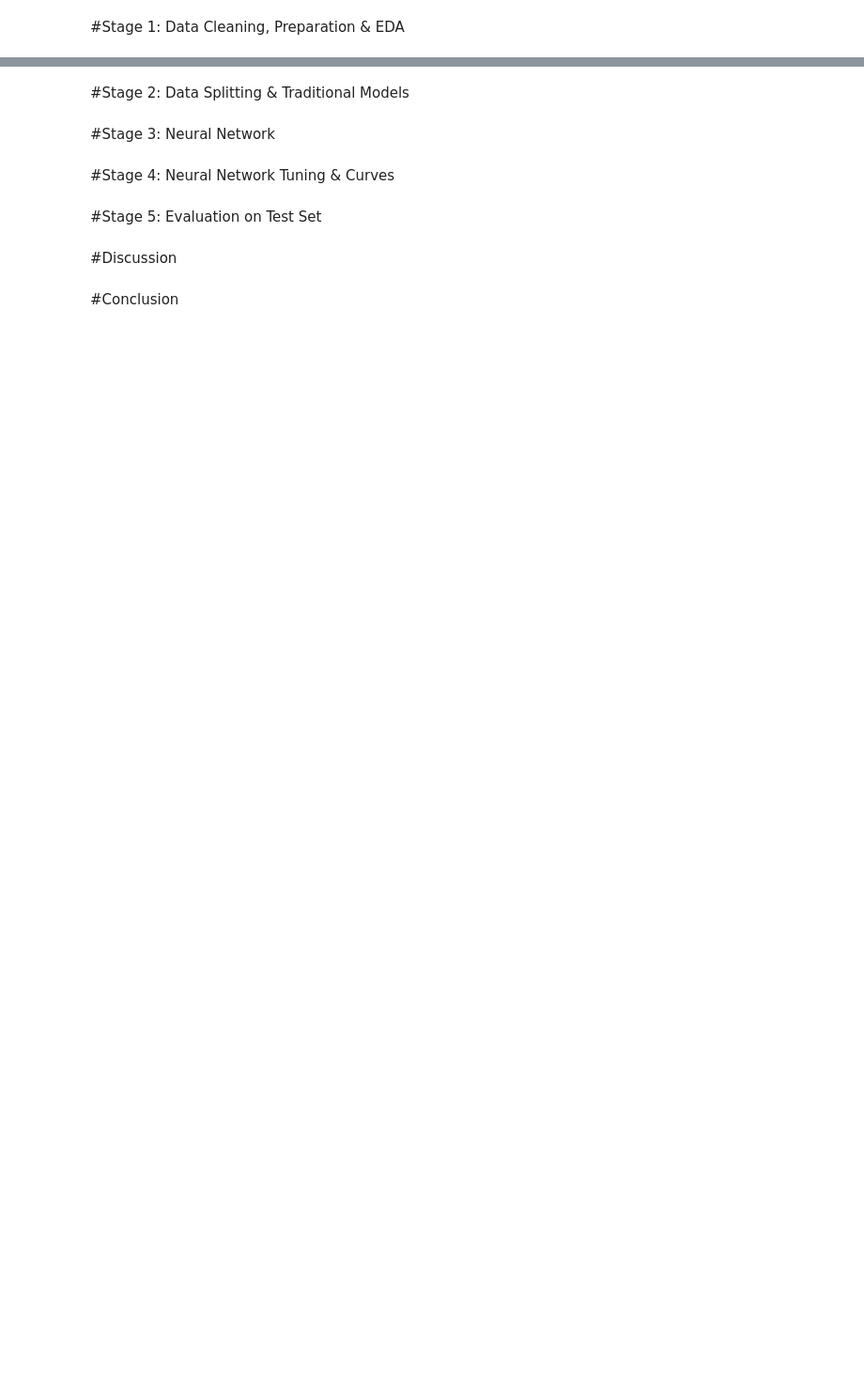
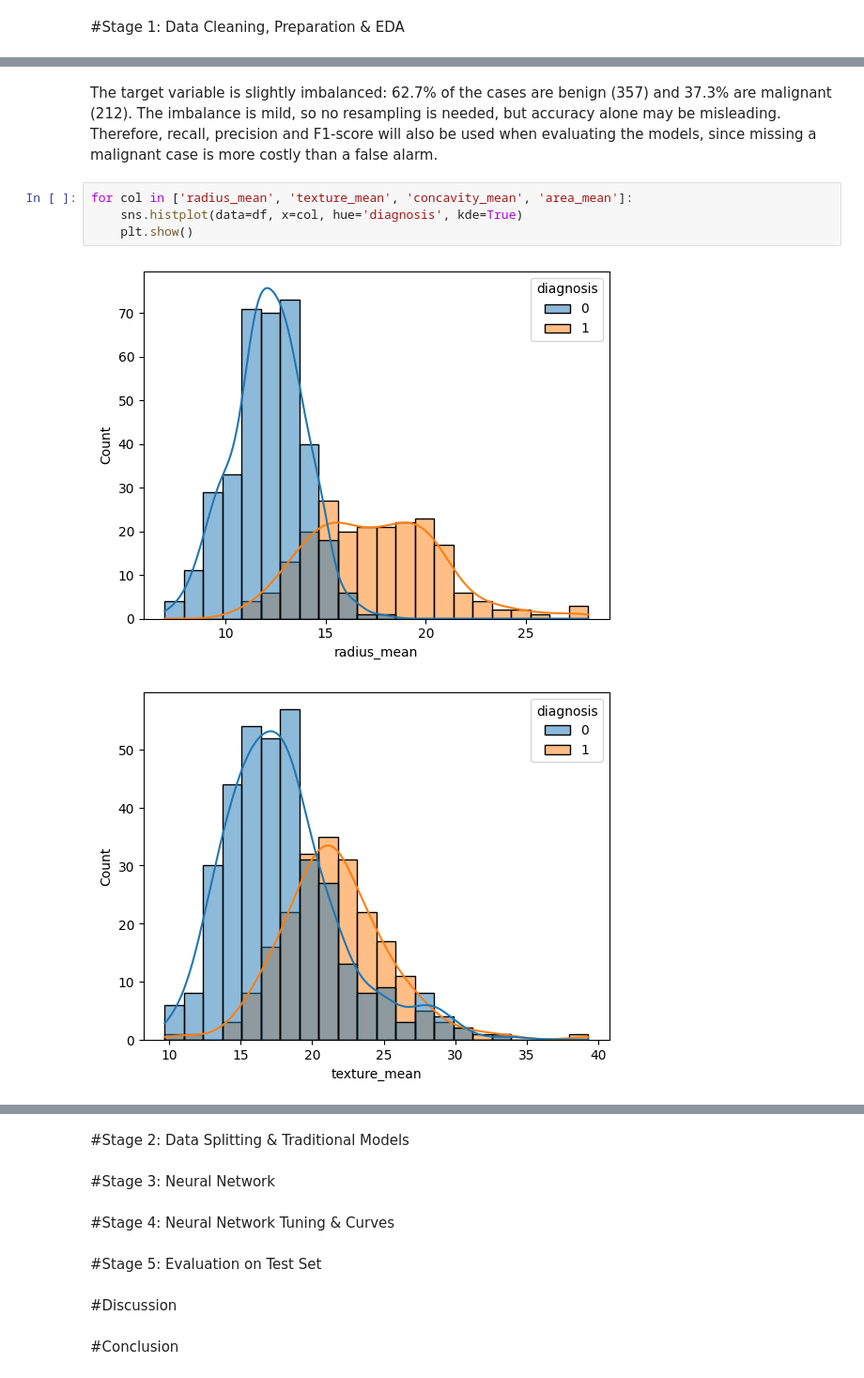
Before and after one commit to roaaats-maker/Breast-Cancer-ML, a Jupyter notebook: breast_canser_ML.ipynb, the cells around one changed output, grey strips where cells are left out. Shown at 94% size. Cells and saved outputs as stored; diff of their text form; blank space fills up the shorter version.

```diff
--- a/breast_canser_ML.ipynb
+++ b/breast_canser_ML.ipynb
@@ -6,0 +170,9 @@
+# %% [markdown]
+The target variable is slightly imbalanced: 62.7% of the cases are benign (357) and 37.3% are malignant (212). The imbalance is mild, so no resampling is needed, but accuracy alone may be misleading. Therefore, recall, precision and F1-score will also be used when evaluating the models, since missing a malignant case is more costly than a false alarm.
+# %%
+for col in ['radius_mean', 'texture_mean', 'concavity_mean', 'area_mean']:
+    sns.histplot(data=df, x=col, hue='diagnosis', kde=True)
+    plt.show()
+# %% [output]
+[figure, added]
+[figure, added]
```
Also changed, not shown: parts of 34 cells of this notebook.
